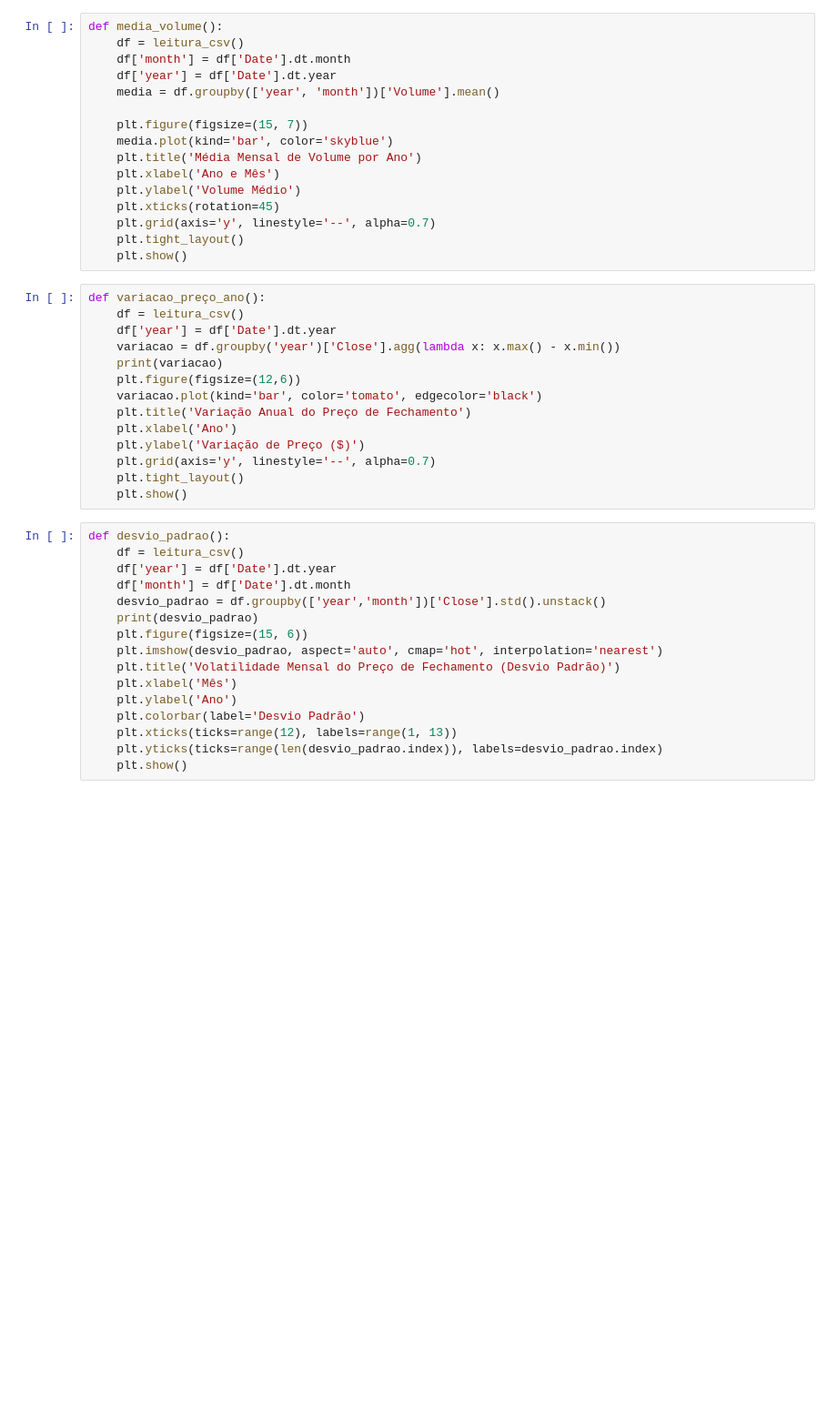
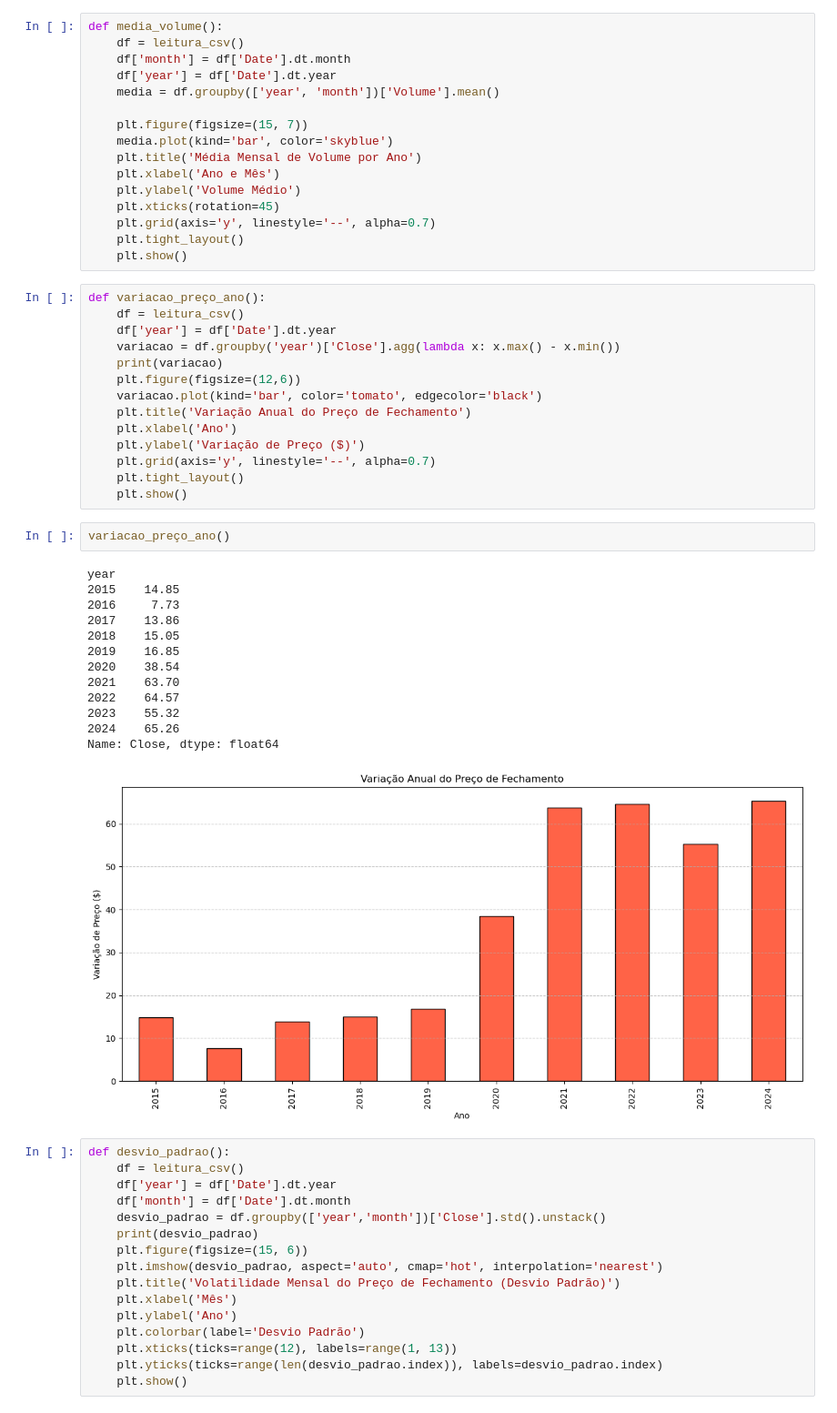
Before and after one commit to Rambo0704/ProjetoDadosGoogle, a Jupyter notebook: src/functions_ex.ipynb, the cells around one changed output. Shown at 91% size. Cells and saved outputs as stored; diff of their text form; blank space fills up the shorter version.

```diff
--- a/src/functions_ex.ipynb
+++ b/src/functions_ex.ipynb
@@ -64,6 +44,22 @@ def variacao_preço_ano():
     plt.grid(axis='y', linestyle='--', alpha=0.7)
     plt.tight_layout()
     plt.show()
+# %%
+variacao_preço_ano()
+# %% [output]
+year
+2015    14.85
+2016     7.73
+2017    13.86
+2018    15.05
+2019    16.85
+2020    38.54
+2021    63.70
+2022    64.57
+2023    55.32
+2024    65.26
+Name: Close, dtype: float64
+[figure, added]
 # %%
 def desvio_padrao():
     df = leitura_csv()
```
Also changed, not shown: parts of 2 cells of this notebook, 2 other files.
